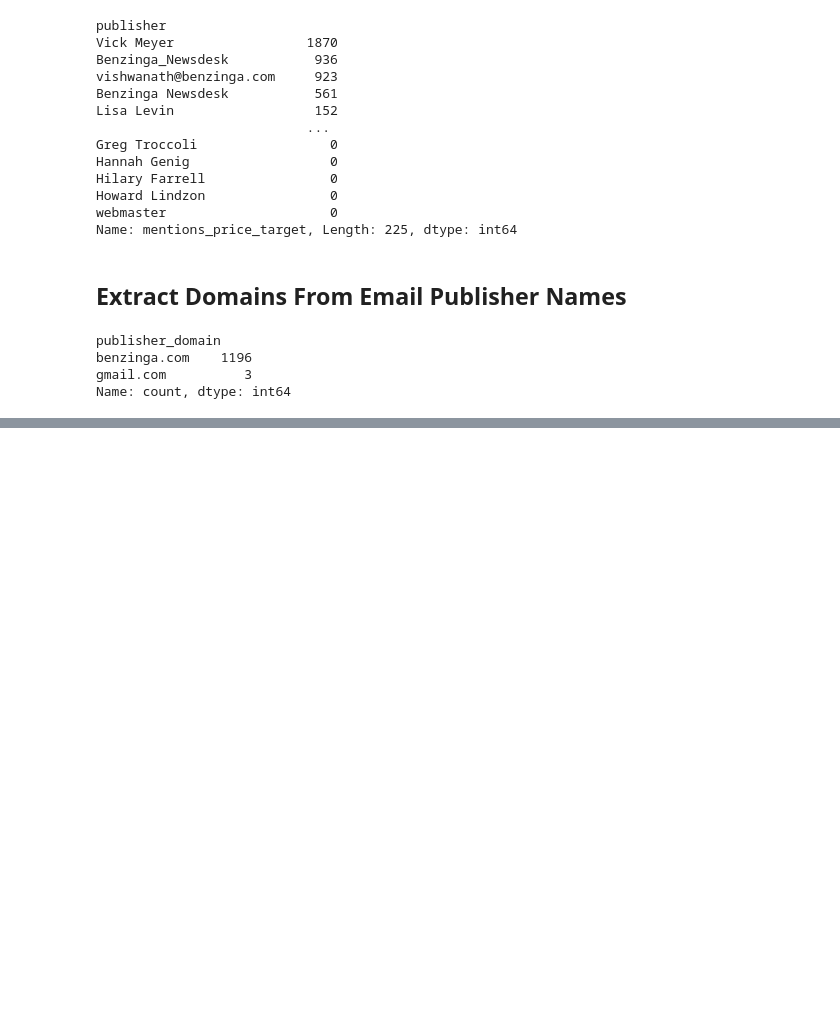
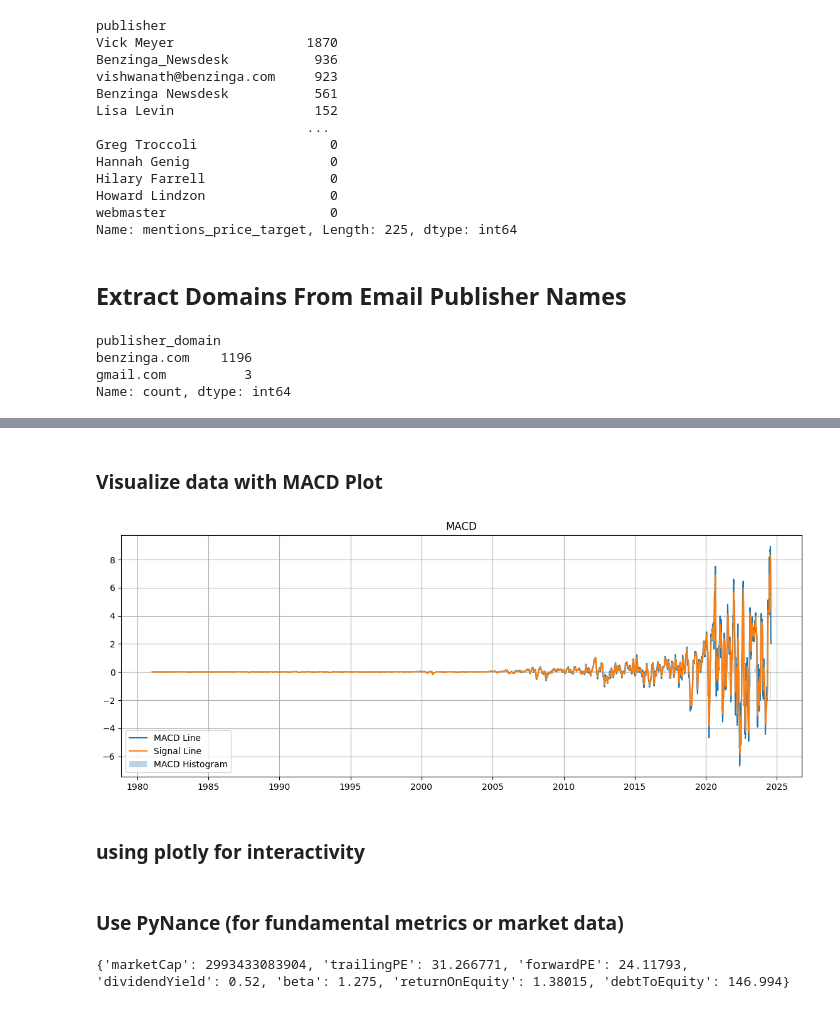
Before and after one commit to befkir/Financial-news-and-stock-analysis, a Jupyter notebook: notebooks/eda_analysis.ipynb, the cells around one changed output, grey strips where cells are left out. Saved outputs shown, nothing was run; the diff lists cells and outputs as text; code cells hidden in the pictures; blank space fills up the shorter version.

```diff
--- a/notebooks/eda_analysis.ipynb
+++ b/notebooks/eda_analysis.ipynb
@@ -232,0 +310,15 @@ Name: count, dtype: int64
+# %% [markdown]
+### Visualize data with MACD Plot
+# %%
+plt.figure(figsize=(14, 5))
+plt.plot(df['MACD_12_26_9'], label='MACD Line')
+plt.plot(df['MACDs_12_26_9'], label='Signal Line')
+plt.bar(df.index, df['MACDh_12_26_9'], label='MACD Histogram', alpha=0.3)
+plt.title('MACD')
+plt.legend()
+plt.grid()
+plt.show()
+# %% [output]
+[figure, added]
+# %% [markdown]
+### using plotly for interactivity
@@ -232,0 +334,21 @@ Name: count, dtype: int64
+# %% [markdown]
+### Use PyNance (for fundamental metrics or market data)
+# %%
+import yfinance as yf
+
+aapl = yf.Ticker("AAPL")
+
+# Get financial metrics
+metrics = {
+    "marketCap": aapl.info.get("marketCap"),
+    "trailingPE": aapl.info.get("trailingPE"),
+    "forwardPE": aapl.info.get("forwardPE"),
+    "dividendYield": aapl.info.get("dividendYield"),
+    "beta": aapl.info.get("beta"),
+    "returnOnEquity": aapl.info.get("returnOnEquity"),
+    "debtToEquity": aapl.info.get("debtToEquity"),
+}
+
+print(metrics)
+# %% [output]
+{'marketCap': 2993433083904, 'trailingPE': 31.266771, 'forwardPE': 24.11793, 'dividendYield': 0.52, 'beta': 1.275, 'returnOnEquity': 1.38015, 'debtToEquity': 146.994}
```
Also changed, not shown: parts of 14 cells of this notebook.
